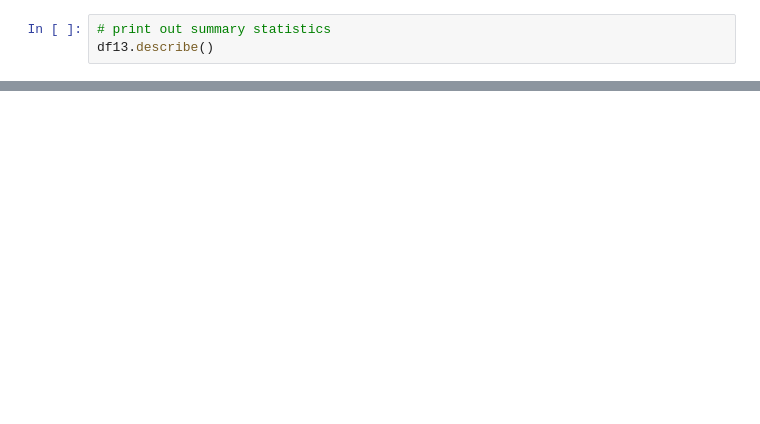
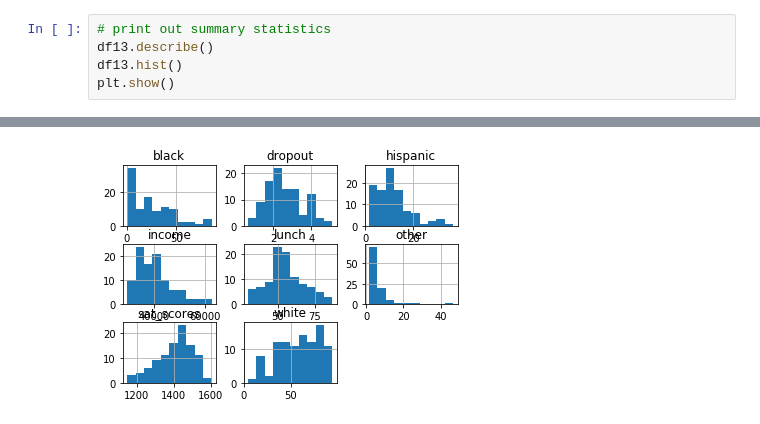
Before and after one commit to jestradasal/216finalproject, a Jupyter notebook: Multivariate Linear Regression.ipynb, the cells around one changed output, grey strips where cells are left out. Drawn from its saved outputs; the diff is of its cells as text; blank space fills up the shorter version.

```diff
--- a/Multivariate Linear Regression.ipynb
+++ b/Multivariate Linear Regression.ipynb
@@ -48,4 +50,6 @@ df16 = pd.DataFrame(data=d2016)
 # %%
 # print out summary statistics
 df13.describe()
+df13.hist()
+plt.show()
 # %% [output]
@@ -60,0 +56 @@ df13.describe()
+[figure, added]
```
Also changed, not shown: parts of 14 cells of this notebook.
